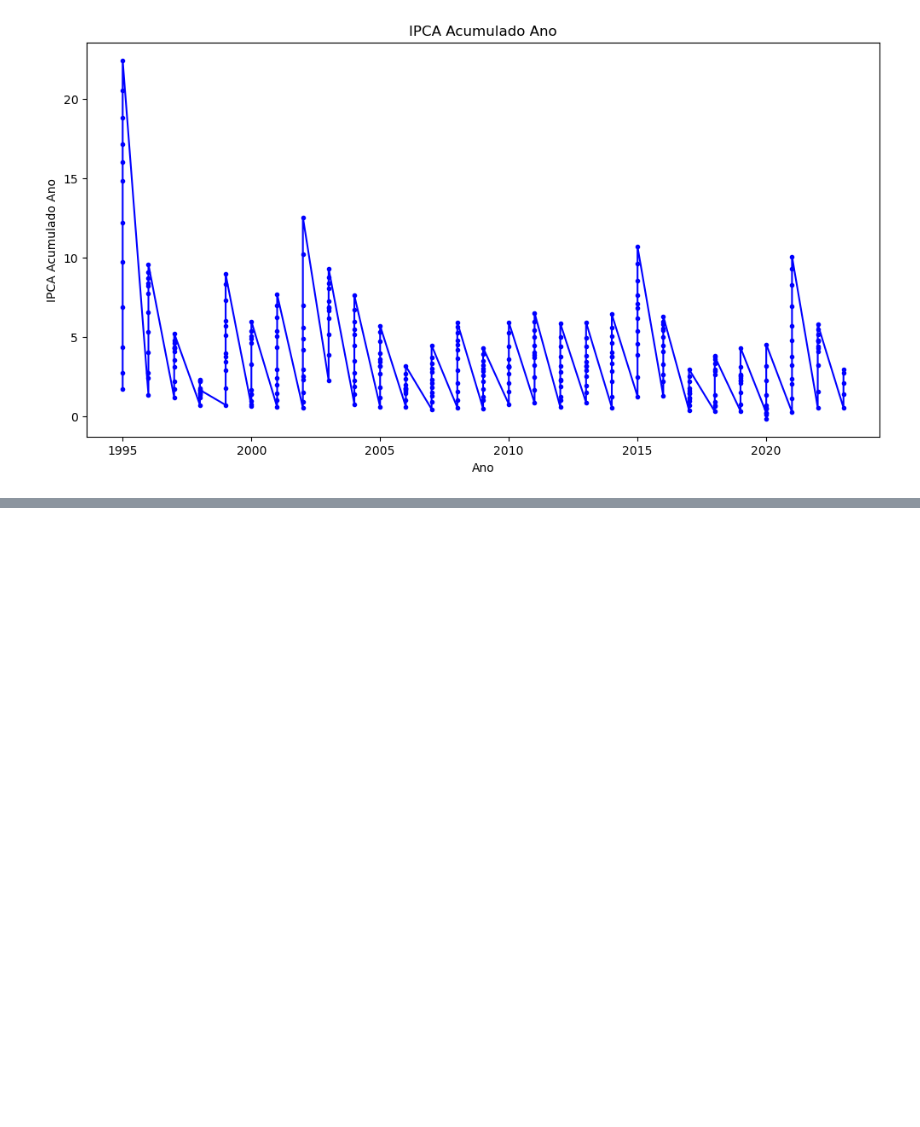
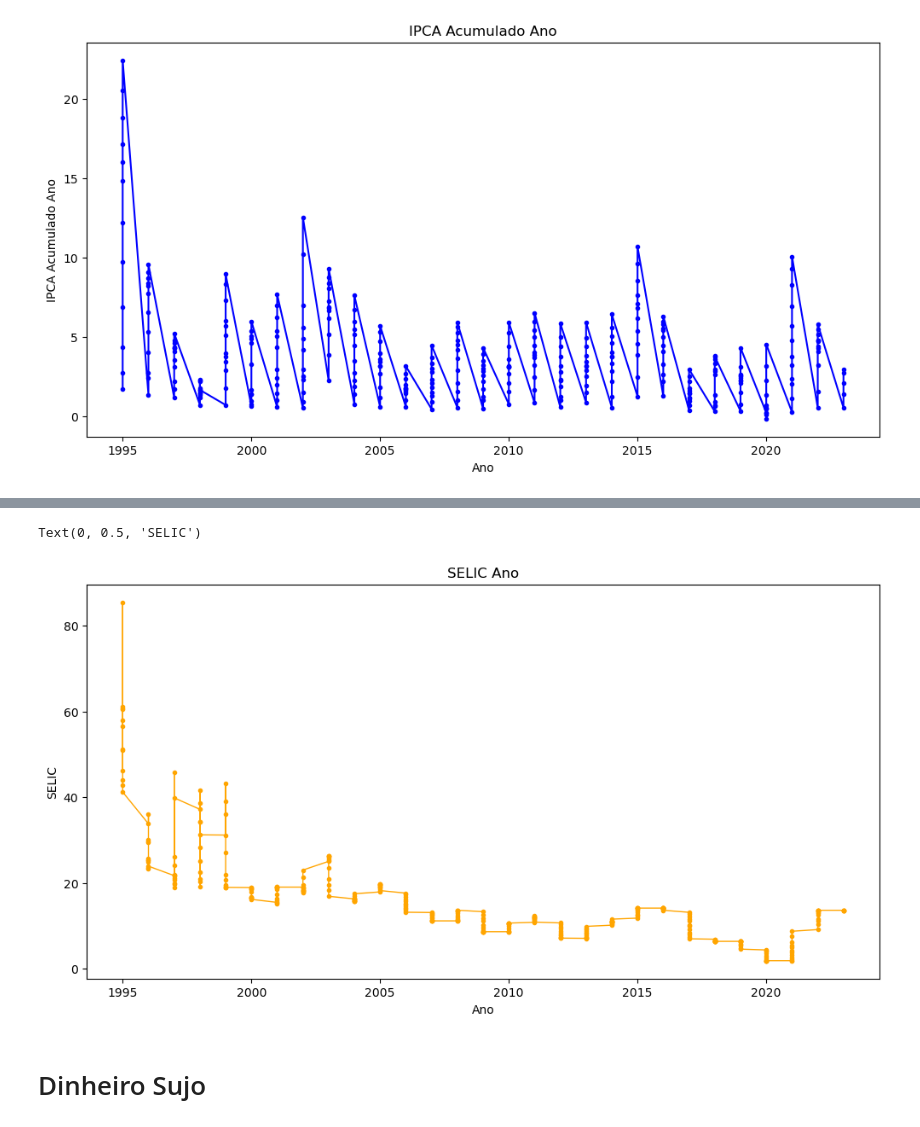
Before and after one commit to wesleymarchi/task-dataset, a Jupyter notebook: sample.ipynb, the cells around one changed output, grey strips where cells are left out. Cells and saved outputs as stored; diff of their text form; code cells hidden in the pictures; blank space fills up the shorter version.

```diff
--- a/sample.ipynb
+++ b/sample.ipynb
@@ -74,0 +74,15 @@ Text(0, 0.5, 'Salário')
+# %%
+# Gráfico selic
+x = df_inflacao_filter['ano']
+y = df_inflacao_filter['selic_ano']
+
+plt.figure(figsize=(12, 6))
+plt.plot(x, y, marker='o', color='orange', linewidth=1, markersize=3)
+plt.title('SELIC Ano')
+plt.xlabel('Ano')
+plt.ylabel('SELIC')
+# %% [output]
+Text(0, 0.5, 'SELIC')
+[figure, added]
+# %% [markdown]
+# Dinheiro Sujo
```
Also changed, not shown: parts of 7 cells of this notebook, 1 other file.
